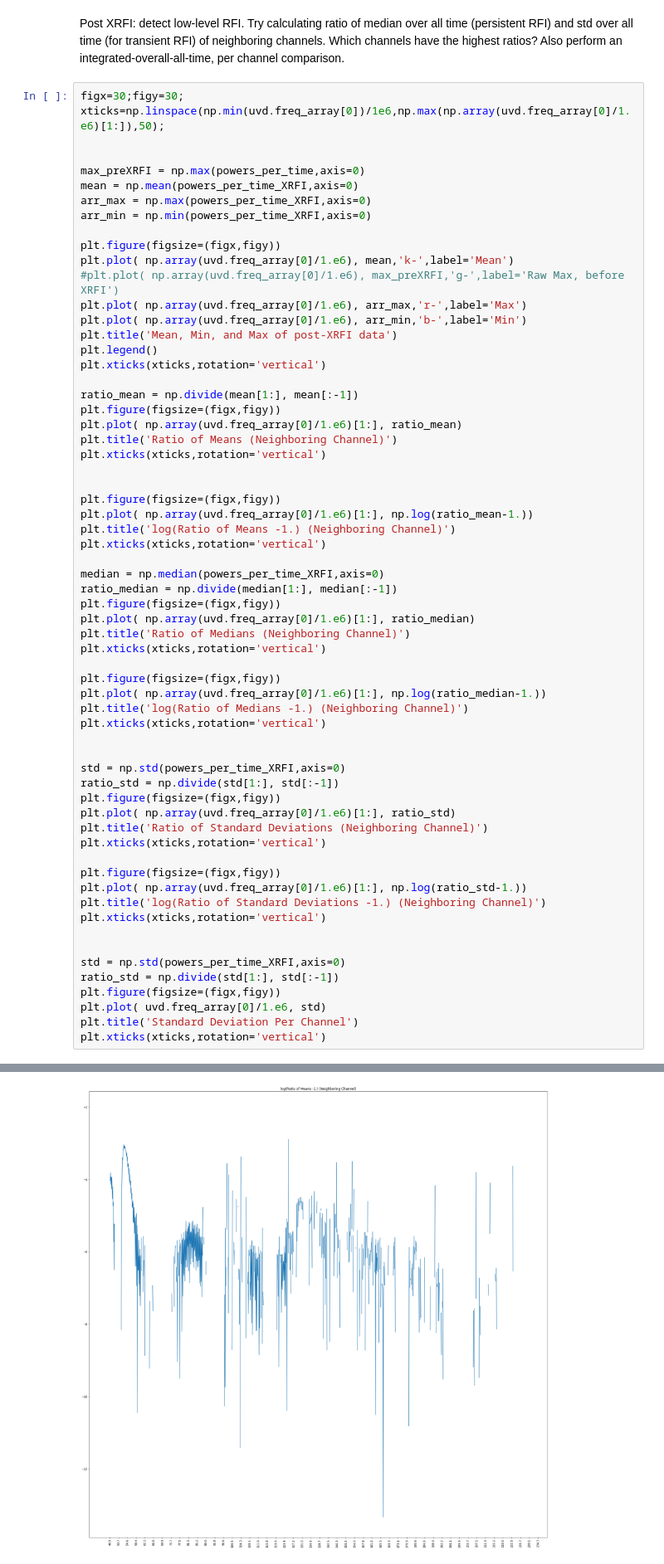
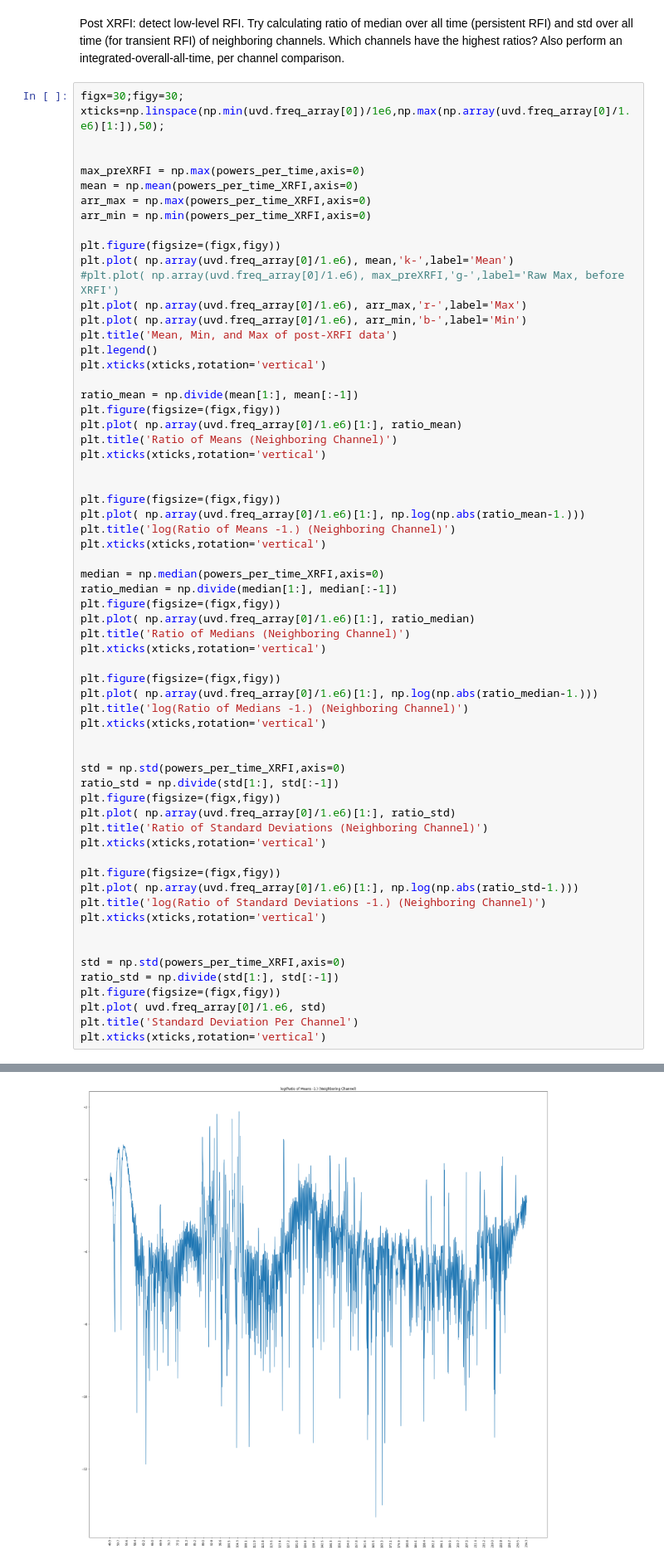
Before and after one commit to alphatangojuliett/HERA_RFI_Analysis, a Jupyter notebook: RFI_analysis_20190507_elev_actuator_on.ipynb, the cells around one changed output, grey strips where cells are left out. Shown at 83% size. Saved outputs shown, nothing was run; the diff lists cells and outputs as text.

```diff
--- a/RFI_analysis_20190507_elev_actuator_on.ipynb
+++ b/RFI_analysis_20190507_elev_actuator_on.ipynb
@@ -197,7 +197,7 @@ plt.xticks(xticks,rotation='vertical')
 
 
 plt.figure(figsize=(figx,figy))
-plt.plot( np.array(uvd.freq_array[0]/1.e6)[1:], np.log(ratio_mean-1.))
+plt.plot( np.array(uvd.freq_array[0]/1.e6)[1:], np.log(np.abs(ratio_mean-1.)))
 plt.title('log(Ratio of Means -1.) (Neighboring Channel)')
 plt.xticks(xticks,rotation='vertical')
 
@@ -209,7 +209,7 @@ plt.title('Ratio of Medians (Neighboring Channel)')
 plt.xticks(xticks,rotation='vertical')
 
 plt.figure(figsize=(figx,figy))
-plt.plot( np.array(uvd.freq_array[0]/1.e6)[1:], np.log(ratio_median-1.))
+plt.plot( np.array(uvd.freq_array[0]/1.e6)[1:], np.log(np.abs(ratio_median-1.)))
 plt.title('log(Ratio of Medians -1.) (Neighboring Channel)')
 plt.xticks(xticks,rotation='vertical')
 
@@ -222,7 +222,7 @@ plt.title('Ratio of Standard Deviations (Neighboring Channel)')
 plt.xticks(xticks,rotation='vertical')
 
 plt.figure(figsize=(figx,figy))
-plt.plot( np.array(uvd.freq_array[0]/1.e6)[1:], np.log(ratio_std-1.))
+plt.plot( np.array(uvd.freq_array[0]/1.e6)[1:], np.log(np.abs(ratio_std-1.)))
 plt.title('log(Ratio of Standard Deviations -1.) (Neighboring Channel)')
 plt.xticks(xticks,rotation='vertical')
 
@@ -250,23 +247,23 @@ invalid value encountered in log
 divide by zero encountered in divide
 invalid value encountered in divide
 ([<matplotlib.axis.XTick at 0x...>,
   <matplotlib.axis.XTick at 0x...>,
   <matplotlib.axis.XTick at 0x...>,
   <matplotlib.axis.XTick at 0x...>,
   <matplotlib.axis.XTick at 0x...>,
   <matplotlib.axis.XTick at 0x...>,
   <matplotlib.axis.XTick at 0x...>,
   <matplotlib.axis.XTick at 0x...>,
   <matplotlib.axis.XTick at 0x...>,
   <matplotlib.axis.XTick at 0x...>,
   <matplotlib.axis.XTick at 0x...>,
   <matplotlib.axis.XTick at 0x...>,
 ... (35 lines left out)
   <matplotlib.axis.XTick at 0x...>,
   <matplotlib.axis.XTick at 0x...>,
   <matplotlib.axis.XTick at 0x...>],
  <a list of 50 Text xticklabel objects>)
 [figure]
 [figure]
-[figure, old version]
+[figure, new version]
 [figure]
```
Also changed, not shown: parts of 1 cell of this notebook.
